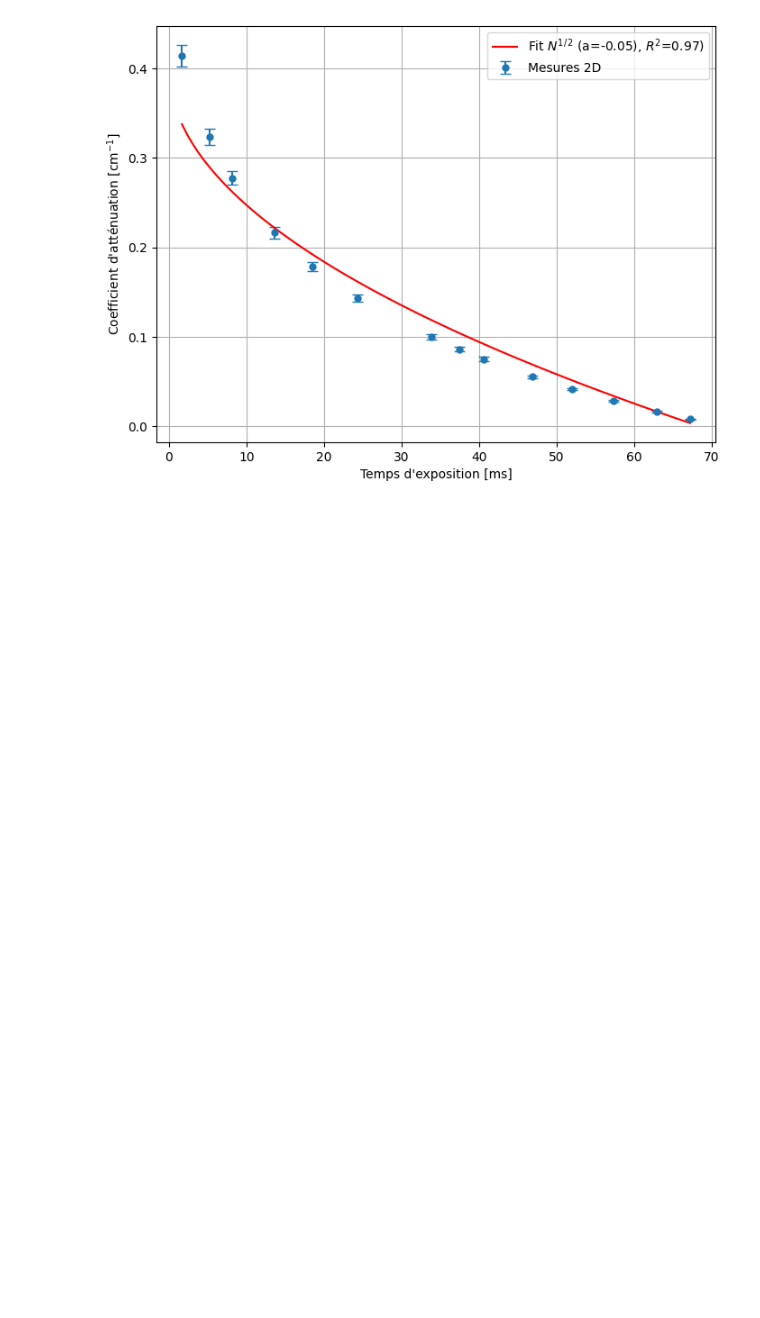
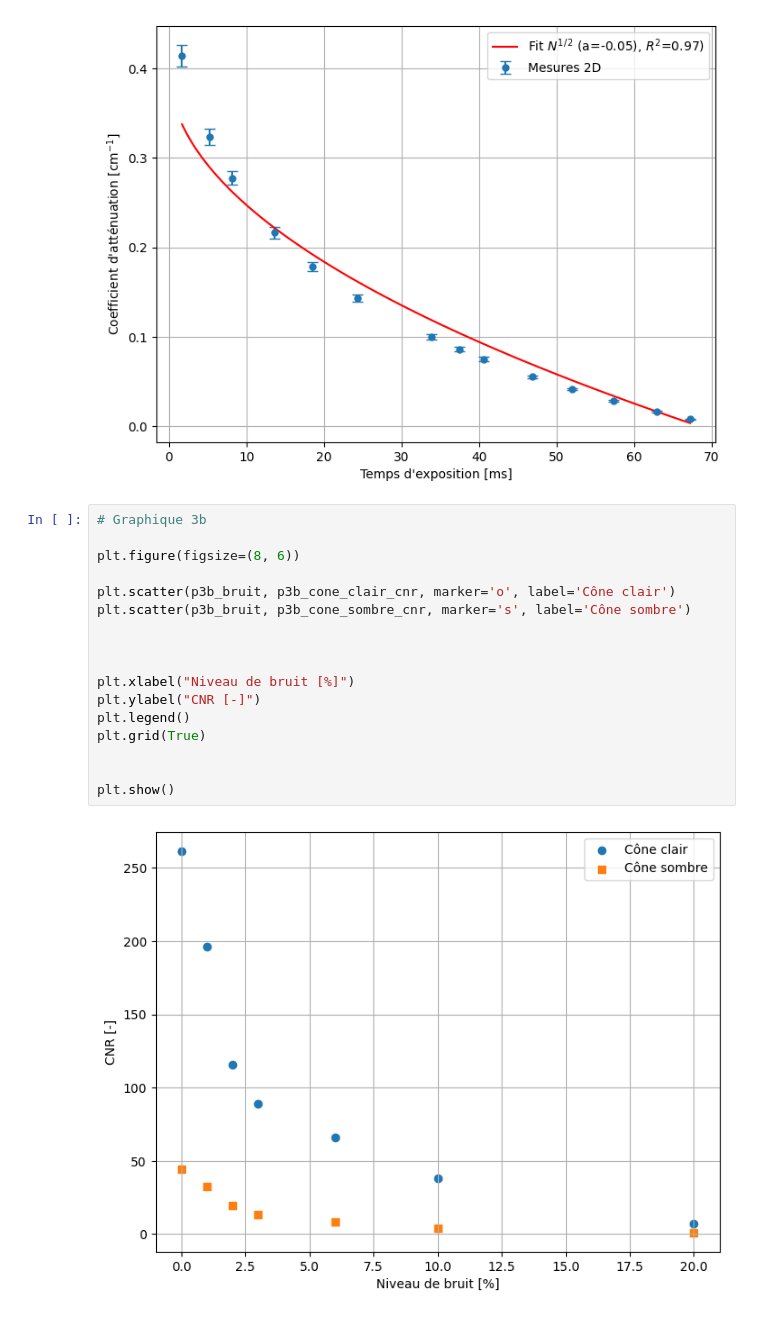
Before and after one commit to felixantoine1/labV_projet, a Jupyter notebook: analyse_partie3.ipynb, the cells around one changed output. Drawn from its saved outputs; the diff is of its cells as text; blank space fills up the shorter version.

Commit message:
Graph 3b

```diff
--- a/analyse_partie3.ipynb
+++ b/analyse_partie3.ipynb
@@ -113,3 +113,22 @@ plt.grid(True)
 plt.show()
 # %% [output]
 [figure]
+# %%
+# Graphique 3b
+
+plt.figure(figsize=(8, 6))
+
+plt.scatter(p3b_bruit, p3b_cone_clair_cnr, marker='o', label='Cône clair')
+plt.scatter(p3b_bruit, p3b_cone_sombre_cnr, marker='s', label='Cône sombre')
+
+
+
+plt.xlabel("Niveau de bruit [%]")
+plt.ylabel("CNR [-]")
+plt.legend()
+plt.grid(True)
+
+
+plt.show()
+# %% [output]
+[figure, added]
```
